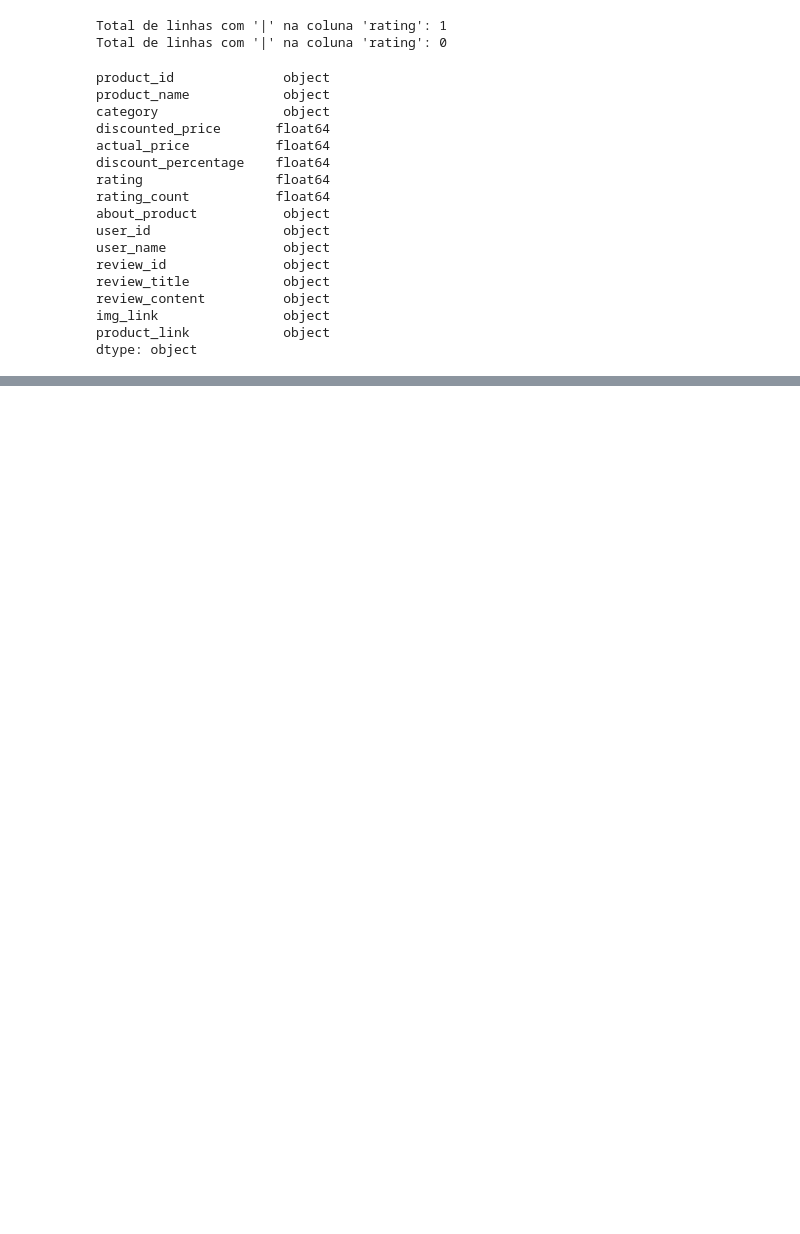
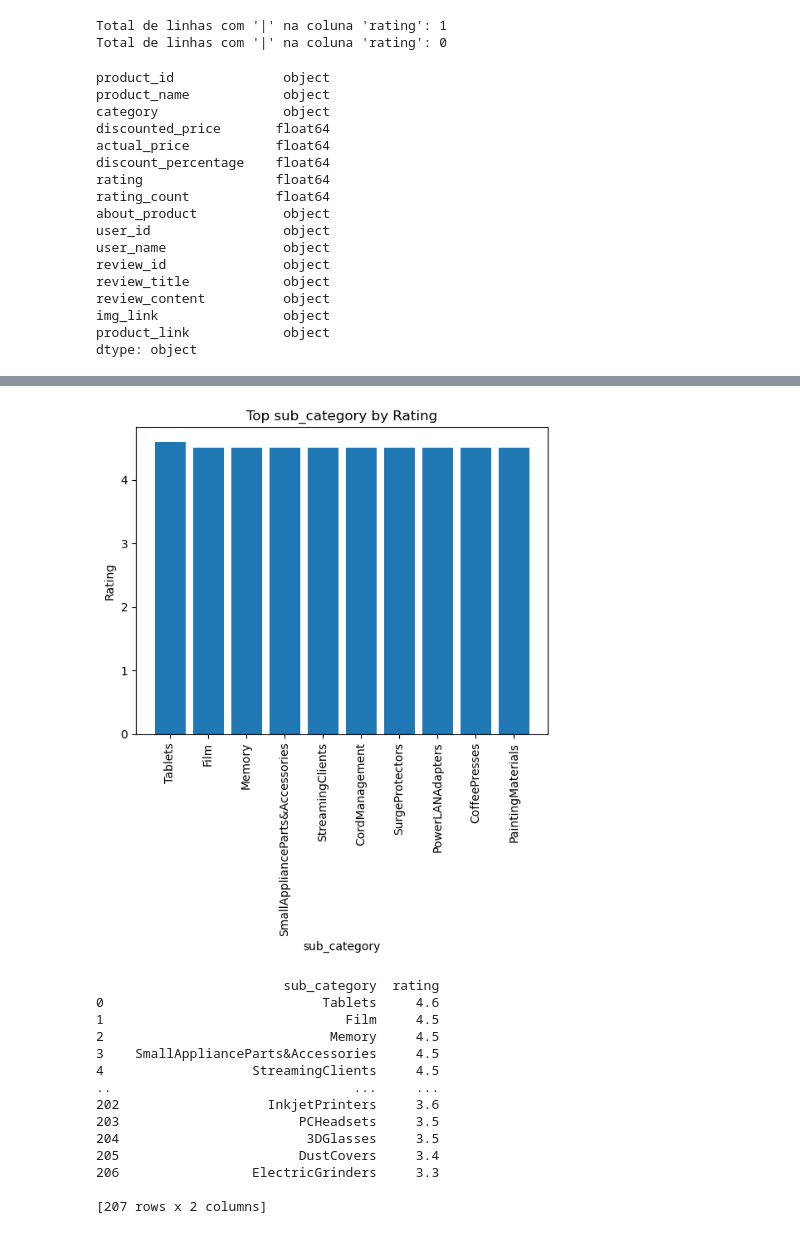
Before and after one commit to javicaz/Amazing, a Jupyter notebook: amazing_ML_Project.ipynb, the cells around one changed output, grey strips where cells are left out. Saved outputs shown, nothing was run; the diff lists cells and outputs as text; code cells hidden in the pictures; blank space fills up the shorter version.

```diff
--- a/amazing_ML_Project.ipynb
+++ b/amazing_ML_Project.ipynb
@@ -145,0 +223,30 @@ df['rating_weighted'] = df['rating'] * df['rating_count']
+# %%
+top = df.groupby(['sub_category'])['rating'].mean().sort_values(ascending=False).head(10).reset_index()
+
+plt.bar(top['sub_category'], top['rating'])
+
+plt.xlabel('sub_category')
+plt.ylabel('Rating')
+plt.title('Top sub_category by Rating')
+
+plt.xticks(rotation=90)
+
+plt.show()
+ranking = df.groupby('sub_category')['rating'].mean().sort_values(ascending=False).reset_index()
+print(ranking)
+# %% [output]
+[figure, added]
+                        sub_category  rating
+0                            Tablets     4.6
+1                               Film     4.5
+2                             Memory     4.5
+3    SmallApplianceParts&Accessories     4.5
+4                   StreamingClients     4.5
+..                               ...     ...
+202                   InkjetPrinters     3.6
+203                       PCHeadsets     3.5
+204                        3DGlasses     3.5
+205                       DustCovers     3.4
+206                 ElectricGrinders     3.3
+
+[207 rows x 2 columns]
```
Also changed, not shown: parts of 9 cells of this notebook.
